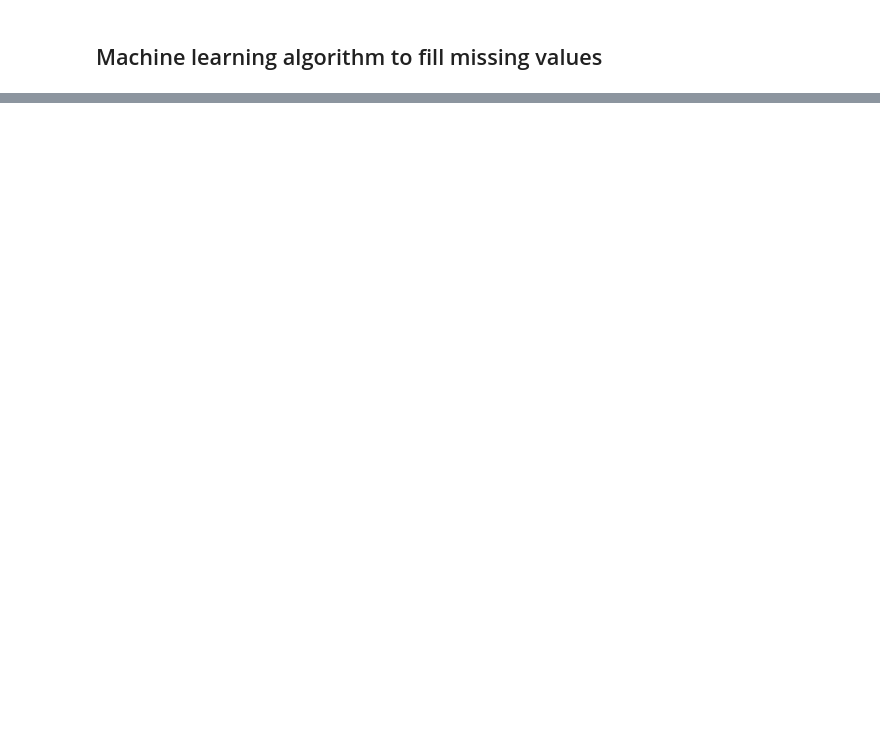
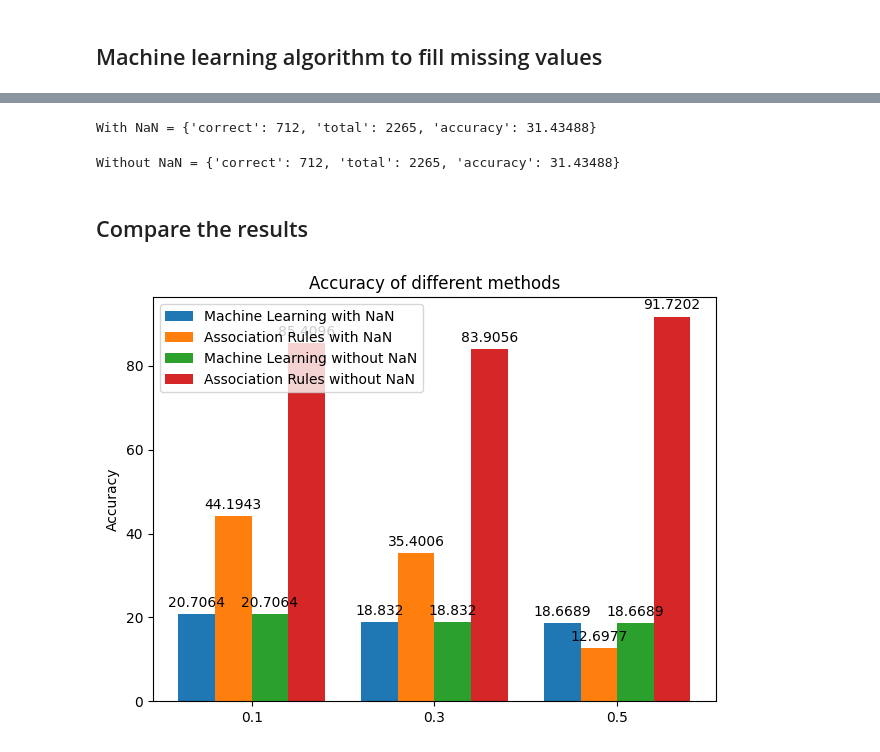
Before and after one commit to eyalmichon/DS_Project, a Jupyter notebook: DS_Workshop.ipynb, the cells around one changed output, grey strips where cells are left out. Drawn from its saved outputs; the diff is of its cells as text; code cells hidden in the pictures; blank space fills up the shorter version.

```diff
--- a/DS_Workshop.ipynb
+++ b/DS_Workshop.ipynb
@@ -147,4 +202,12 @@ df_with_missing_ml = datawig.SimpleImputer.complete(df_with_missing_ml, precisio
 # %%
-real_percent = num_of_missing_before / df.size
-print(f'With NaN = {utils.check_accuracy(df, df_with_missing_ml, real_percent, True)}%')
-print(f'Without NaN = {utils.check_accuracy(df, df_with_missing_ml, real_percent, False)}%')
+print(f'With NaN = {utils.check_accuracy(df, df_with_missing, df_with_missing_ml, True)}')
+print(f'Without NaN = {utils.check_accuracy(df, df_with_missing, df_with_missing_ml, False)}')
+# %% [output]
+With NaN = {'correct': 712, 'total': 2265, 'accuracy': 31.43488}
+Without NaN = {'correct': 712, 'total': 2265, 'accuracy': 31.43488}
+# %% [markdown]
+## Compare the results
+# %%
+utils.print_graph_imputed_data('adultsIncome', True)
+# %% [output]
+[figure, added]
```
Also changed, not shown: parts of 12 cells of this notebook, 3 other files.
